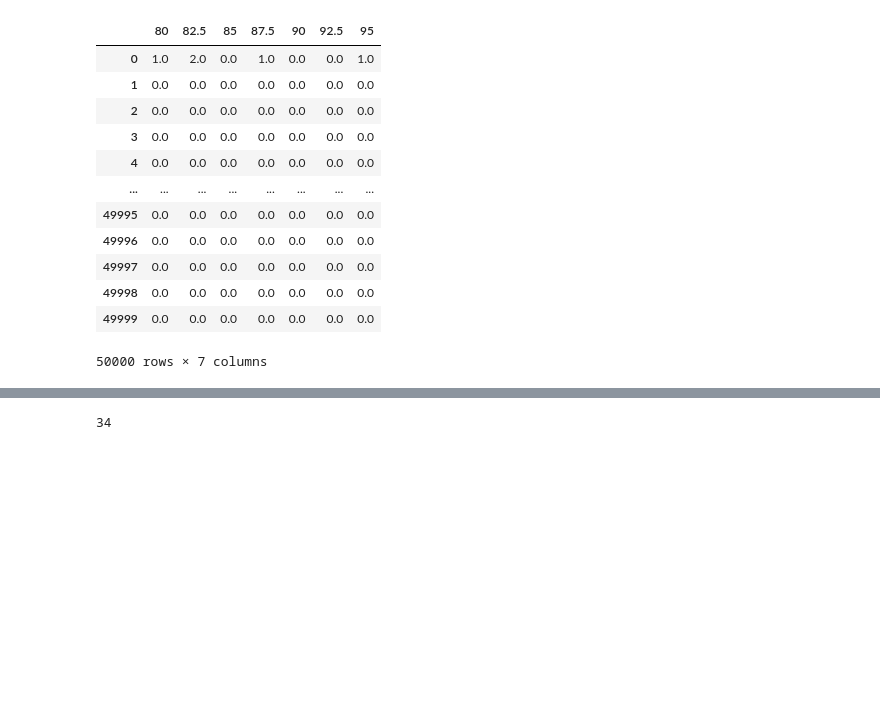
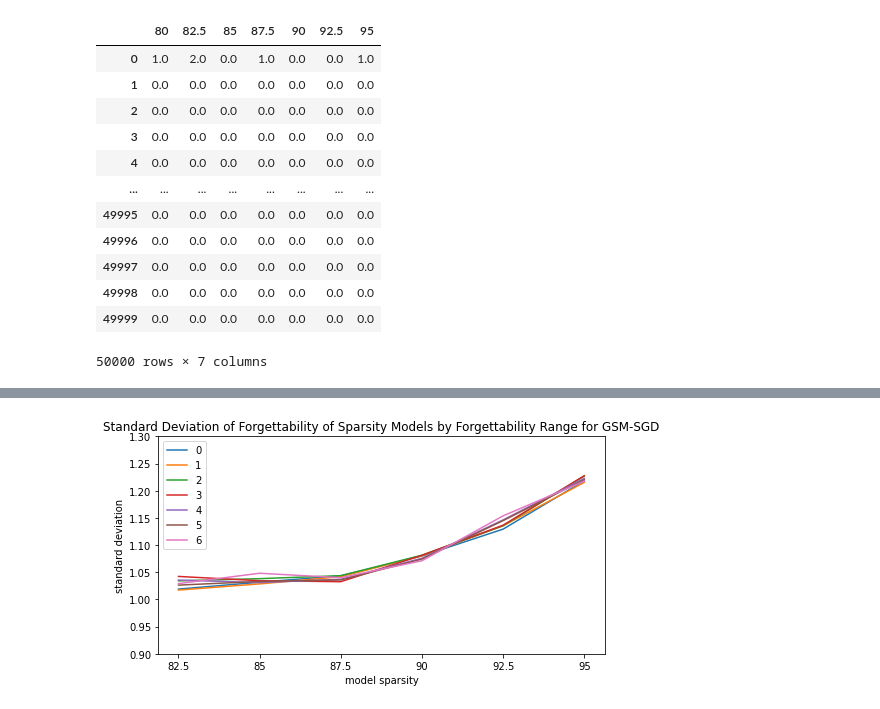
Before and after one commit to harshchobisa/capstone, a Jupyter notebook: sgm_analysis.ipynb, the cells around one changed output, grey strips where cells are left out. Saved outputs shown, nothing was run; the diff lists cells and outputs as text; code cells hidden in the pictures; blank space fills up the shorter version.

```diff
--- a/sgm_analysis.ipynb
+++ b/sgm_analysis.ipynb
@@ -483,4 +531,25 @@ plt.show()
+# %%
+def get_stddev_forgettability(value):
+    a=d.loc[ (d['forget'] >= value) & (d['forget'] < value + 5) ]
+    s = a.std(axis=0)
+    return(s[2:])
 # %%
-max(d['forget'])
+import matplotlib.pyplot as plt
+
+plt.rcParams["figure.figsize"] = (8, 4)
+
+for i in [0,1,2,3,4,5,6]:
+    plt.plot(['82.5', '85', '87.5', '90', '92.5', '95'], get_stddev_forgettability(i), label=str(i))
+
+
+plt.legend(loc='upper left')
+plt.xlabel("model sparsity")
+plt.ylabel("standard deviation")
+plt.title("Standard Deviation of Forgettability of Sparsity Models by Forgettability Range for GSM-SGD")
+plt.ylim([0.9, 1.3])
+plt.savefig("gsmsgdforgetstddev.jpeg")
+
+
+plt.show()
 # %% [output]
-34
+[figure, added]
```
Also changed, not shown: parts of 29 cells of this notebook, 44 other files.
